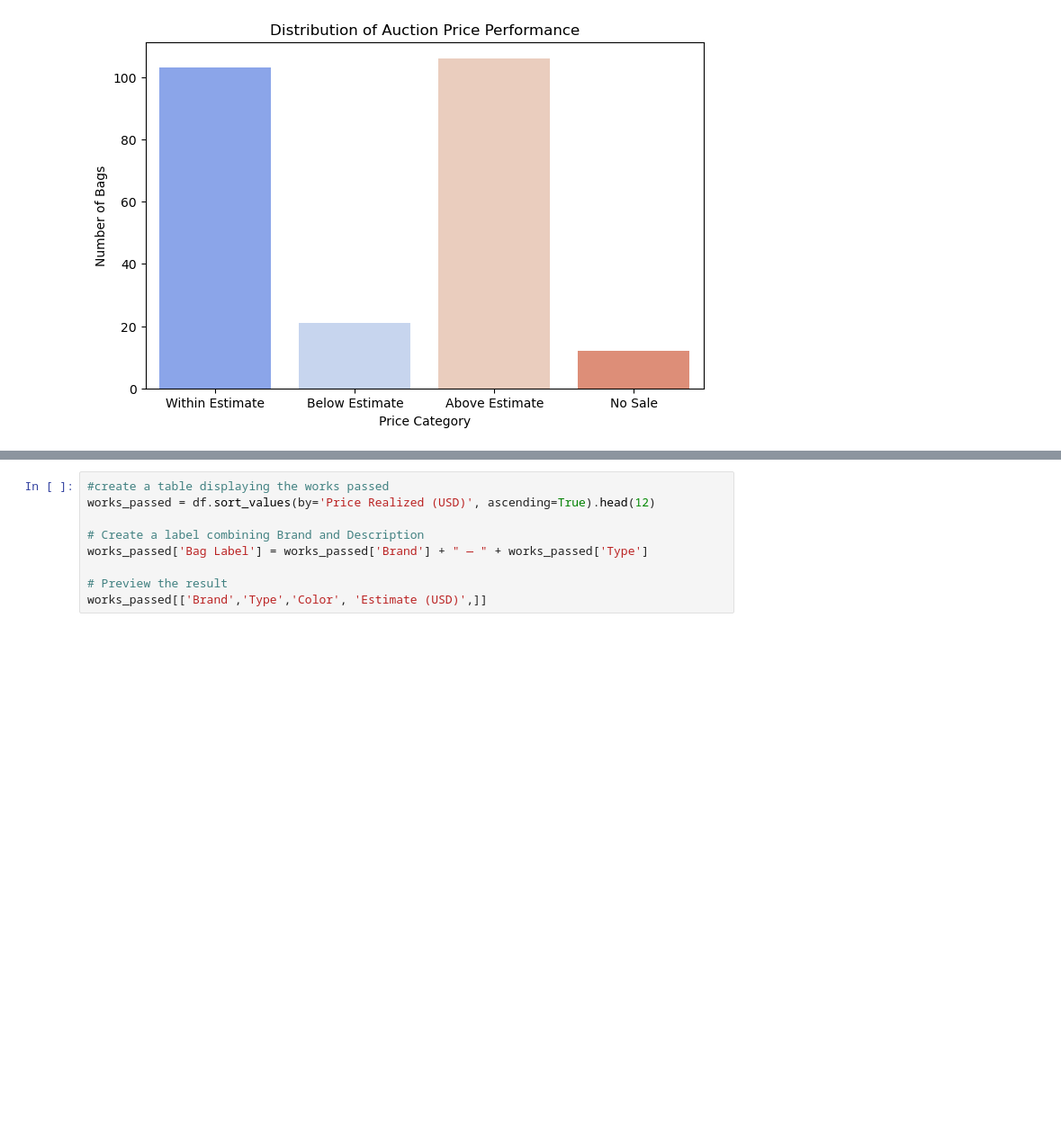
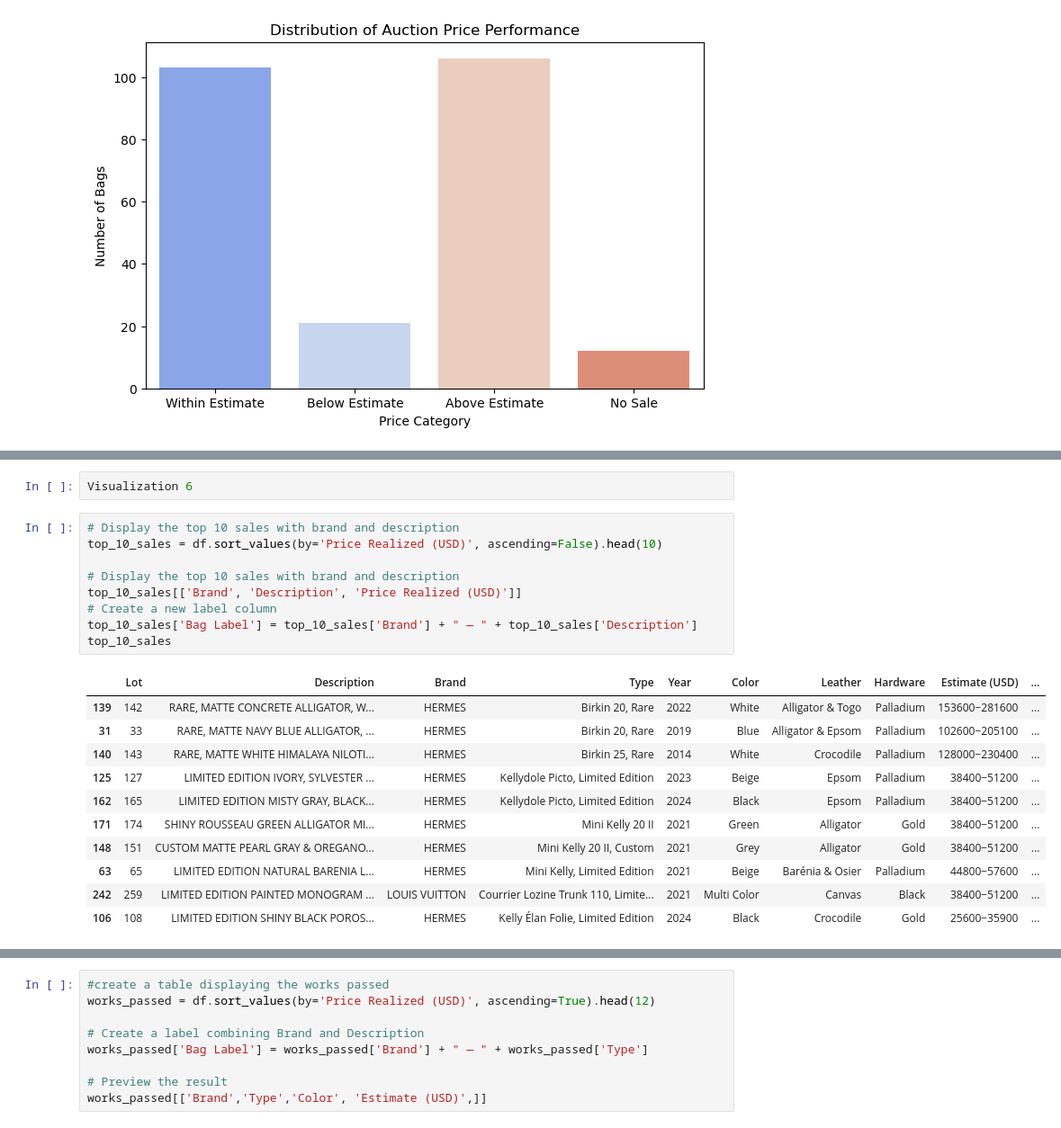
Before and after one commit to PatriciaDaher/Project3-Luxurybags, a Jupyter notebook: LuxuryBags.ipynb, the cells around one changed output, grey strips where cells are left out. Shown: that part at 90% size. Drawn from its saved outputs; the diff is of its cells as text; blank space fills up the shorter version.

```diff
--- a/LuxuryBags.ipynb
+++ b/LuxuryBags.ipynb
@@ -608,0 +625,23 @@ Passing `palette` without assigning `hue` is deprecated and will be removed in v
+# %%
+Visualization 6
+# %%
+# Display the top 10 sales with brand and description
+top_10_sales = df.sort_values(by='Price Realized (USD)', ascending=False).head(10)
+
+# Display the top 10 sales with brand and description
+top_10_sales[['Brand', 'Description', 'Price Realized (USD)']]
+# Create a new label column
+top_10_sales['Bag Label'] = top_10_sales['Brand'] + " — " + top_10_sales['Description']
+top_10_sales
+# %% [output]
+|  | Lot | Description | Brand | Type | Year | Color | Leather | Hardware | Estimate (USD) | ... |
+| 139 | 142 | RARE, MATTE CONCRETE ALLIGATOR, W... | HERMES | Birkin 20, Rare | 2022 | White | Alligator & Togo | Palladium | 153600−281600 | ... |
+| 31 | 33 | RARE, MATTE NAVY BLUE ALLIGATOR, ... | HERMES | Birkin 20, Rare | 2019 | Blue | Alligator & Epsom | Palladium | 102600−205100 | ... |
+| 140 | 143 | RARE, MATTE WHITE HIMALAYA NILOTI... | HERMES | Birkin 25, Rare | 2014 | White | Crocodile | Palladium | 128000−230400 | ... |
+| 125 | 127 | LIMITED EDITION IVORY, SYLVESTER ... | HERMES | Kellydole Picto, Limited Edition | 2023 | Beige | Epsom | Palladium | 38400−51200 | ... |
+| 162 | 165 | LIMITED EDITION MISTY GRAY, BLACK... | HERMES | Kellydole Picto, Limited Edition | 2024 | Black | Epsom | Palladium | 38400−51200 | ... |
+| 171 | 174 | SHINY ROUSSEAU GREEN ALLIGATOR MI... | HERMES | Mini Kelly 20 II | 2021 | Green | Alligator | Gold | 38400−51200 | ... |
+| 148 | 151 | CUSTOM MATTE PEARL GRAY & OREGANO... | HERMES | Mini Kelly 20 II, Custom | 2021 | Grey | Alligator | Gold | 38400−51200 | ... |
+| 63 | 65 | LIMITED EDITION NATURAL BARENIA L... | HERMES | Mini Kelly, Limited Edition | 2021 | Beige | Barénia & Osier | Palladium | 44800−57600 | ... |
+| 242 | 259 | LIMITED EDITION PAINTED MONOGRAM ... | LOUIS VUITTON | Courrier Lozine Trunk 110, Limite... | 2021 | Multi Color | Canvas | Black | 38400−51200 | ... |
+| 106 | 108 | LIMITED EDITION SHINY BLACK POROS... | HERMES | Kelly Élan Folie, Limited Edition | 2024 | Black | Crocodile | Gold | 25600−35900 | ... |
```
Also changed, not shown: parts of 3 cells of this notebook, 3 other files.
